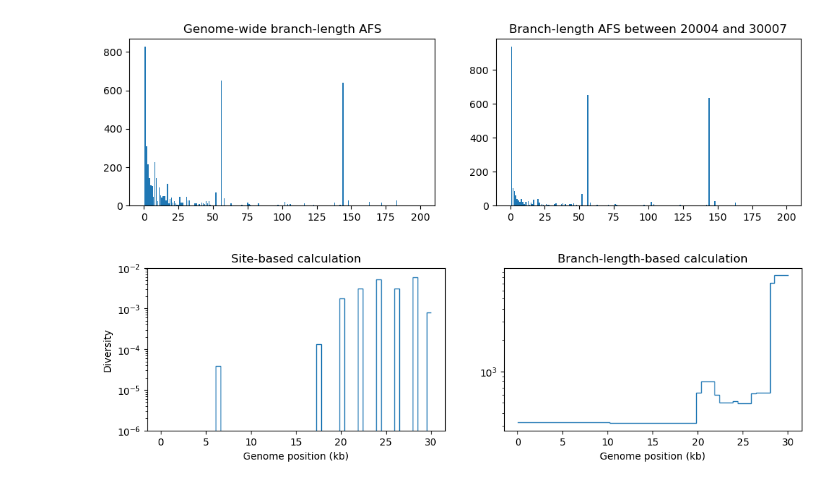
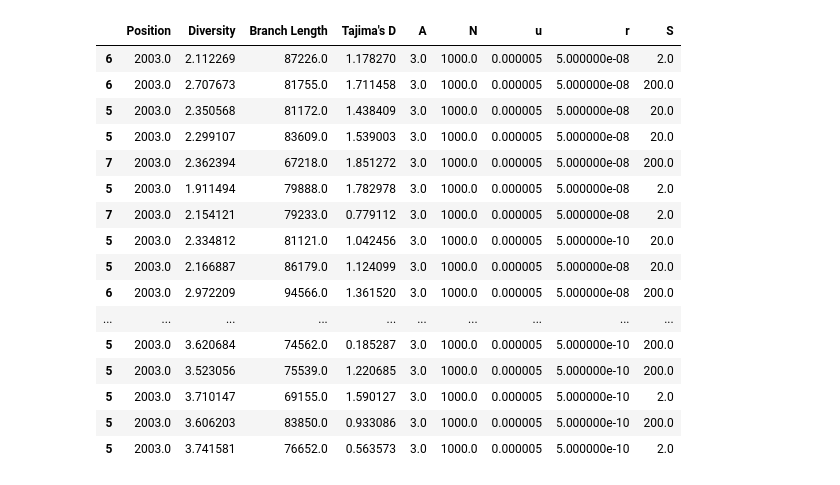
Before and after one commit to munch-group/davide-intern, a Jupyter notebook: notebooks/03_tsanalysis.ipynb, the cells around one changed output. Drawn from its saved outputs; the diff is of its cells as text; code cells hidden in the pictures.

```diff
--- a/notebooks/03_tsanalysis.ipynb
+++ b/notebooks/03_tsanalysis.ipynb
@@ -191,33 +8,0 @@ plt.yscale("log")
-# %%
-fig, (ax1, ax2) = plt.subplots(ncols=2, figsize=(12, 3))
-
-afs1 = ts.allele_frequency_spectrum(polarised=True, mode="branch")
-ax1.bar(np.arange(ts.num_samples+1), afs1)
-ax1.set_title("Genome-wide branch-length AFS")
-
-restricted_ts = ts.keep_intervals([[(Chr_len * 2) + (Sep_len * 2) + 2, (Chr_len * 2) + (Sep_len * 2) + 10 + (Amplicon_len * 5) + (Sex_Chr_len * 5)]])
-afs2 = restricted_ts.allele_frequency_spectrum(polarised=True, mode="branch")
-ax2.bar(np.arange(restricted_ts.num_samples+1), afs2)
-ax2.set_title(f"Branch-length AFS between {(Chr_len * 2) + (Sep_len * 2) + 2} and {(Chr_len * 2) + (Sep_len * 2) + 10 + (Amplicon_len * 5) + (Sex_Chr_len * 5)}")
-plt.show()
-# %% [output]
-[figure, removed]
-# %%
-fig, (ax1, ax2) = plt.subplots(ncols=2, figsize=(12, 3))
-L = int(ts.sequence_length)
-windows = np.linspace(0, L, num=L//500)
-ax1.stairs(ts.diversity(windows=windows), windows/1_000, baseline=None)  # Default is mode="site"
-ax1.set_ylabel("Diversity")
-ax1.set_xlabel("Genome position (kb)")
-ax1.set_title("Site-based calculation")
-#ax1.set_xlim(4e3, 6e3)
-ax1.set_yscale("log")
-ax1.set_ylim(1e-6, 1e-2)
-ax2.stairs(ts.diversity(windows=windows, mode="branch"), windows/1_000, baseline=None)
-ax2.set_xlabel("Genome position (kb)")
-ax2.set_title("Branch-length-based calculation")
-#ax2.set_xlim(4e3, 6e3)
-ax2.set_yscale("log")
-plt.show()
-# %% [output]
-[figure, removed]
@@ -223,0 +11,20 @@ plt.show()
+# %%
+merged_df[(merged_df["Position"] >= 2003) & (merged_df["Position"] <= 3003)]
+# %% [output]
+|  | Position | Diversity | Branch Length | Tajima's D | A | N | u | r | S |
+| 6 | 2003.0 | 2.112269 | 87226.0 | 1.178270 | 3.0 | 1000.0 | 0.000005 | 5.000000e-08 | 2.0 |
+| 6 | 2003.0 | 2.707673 | 81755.0 | 1.711458 | 3.0 | 1000.0 | 0.000005 | 5.000000e-08 | 200.0 |
+| 5 | 2003.0 | 2.350568 | 81172.0 | 1.438409 | 3.0 | 1000.0 | 0.000005 | 5.000000e-08 | 20.0 |
+| 5 | 2003.0 | 2.299107 | 83609.0 | 1.539003 | 3.0 | 1000.0 | 0.000005 | 5.000000e-08 | 20.0 |
+| 7 | 2003.0 | 2.362394 | 67218.0 | 1.851272 | 3.0 | 1000.0 | 0.000005 | 5.000000e-08 | 200.0 |
+| 5 | 2003.0 | 1.911494 | 79888.0 | 1.782978 | 3.0 | 1000.0 | 0.000005 | 5.000000e-08 | 2.0 |
+| 7 | 2003.0 | 2.154121 | 79233.0 | 0.779112 | 3.0 | 1000.0 | 0.000005 | 5.000000e-08 | 2.0 |
+| 5 | 2003.0 | 2.334812 | 81121.0 | 1.042456 | 3.0 | 1000.0 | 0.000005 | 5.000000e-10 | 20.0 |
+| 5 | 2003.0 | 2.166887 | 86179.0 | 1.124099 | 3.0 | 1000.0 | 0.000005 | 5.000000e-08 | 20.0 |
+| 6 | 2003.0 | 2.972209 | 94566.0 | 1.361520 | 3.0 | 1000.0 | 0.000005 | 5.000000e-08 | 200.0 |
+| ... | ... | ... | ... | ... | ... | ... | ... | ... | ... |
+| 5 | 2003.0 | 3.620684 | 74562.0 | 0.185287 | 3.0 | 1000.0 | 0.000005 | 5.000000e-10 | 200.0 |
+| 5 | 2003.0 | 3.523056 | 75539.0 | 1.220685 | 3.0 | 1000.0 | 0.000005 | 5.000000e-10 | 200.0 |
+| 5 | 2003.0 | 3.710147 | 69155.0 | 1.590127 | 3.0 | 1000.0 | 0.000005 | 5.000000e-10 | 2.0 |
+| 5 | 2003.0 | 3.606203 | 83850.0 | 0.933086 | 3.0 | 1000.0 | 0.000005 | 5.000000e-10 | 200.0 |
+| 5 | 2003.0 | 3.741581 | 76652.0 | 0.563573 | 3.0 | 1000.0 | 0.000005 | 5.000000e-10 | 2.0 |
```
Also changed, not shown: parts of 16 cells of this notebook, 2 other files.
